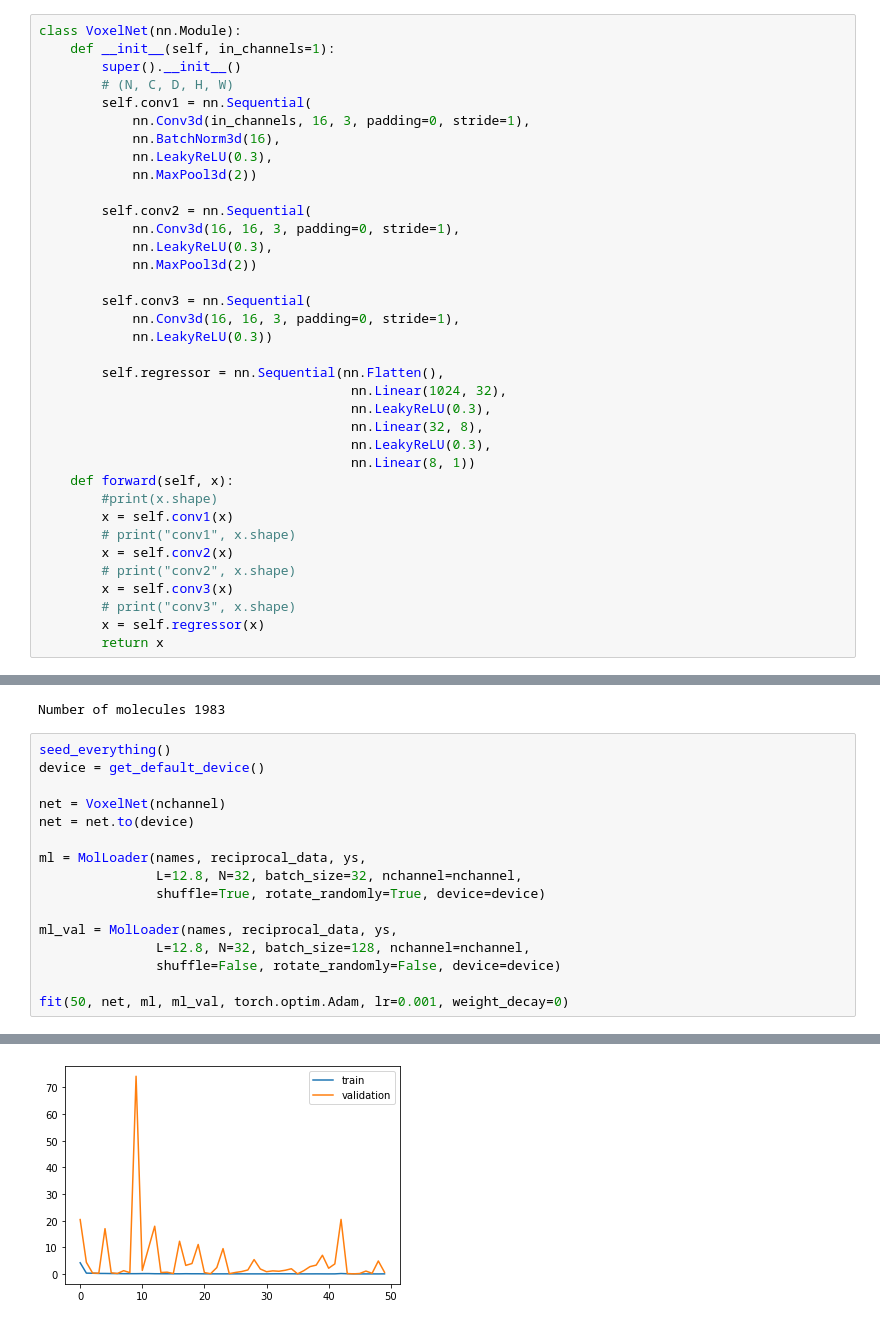
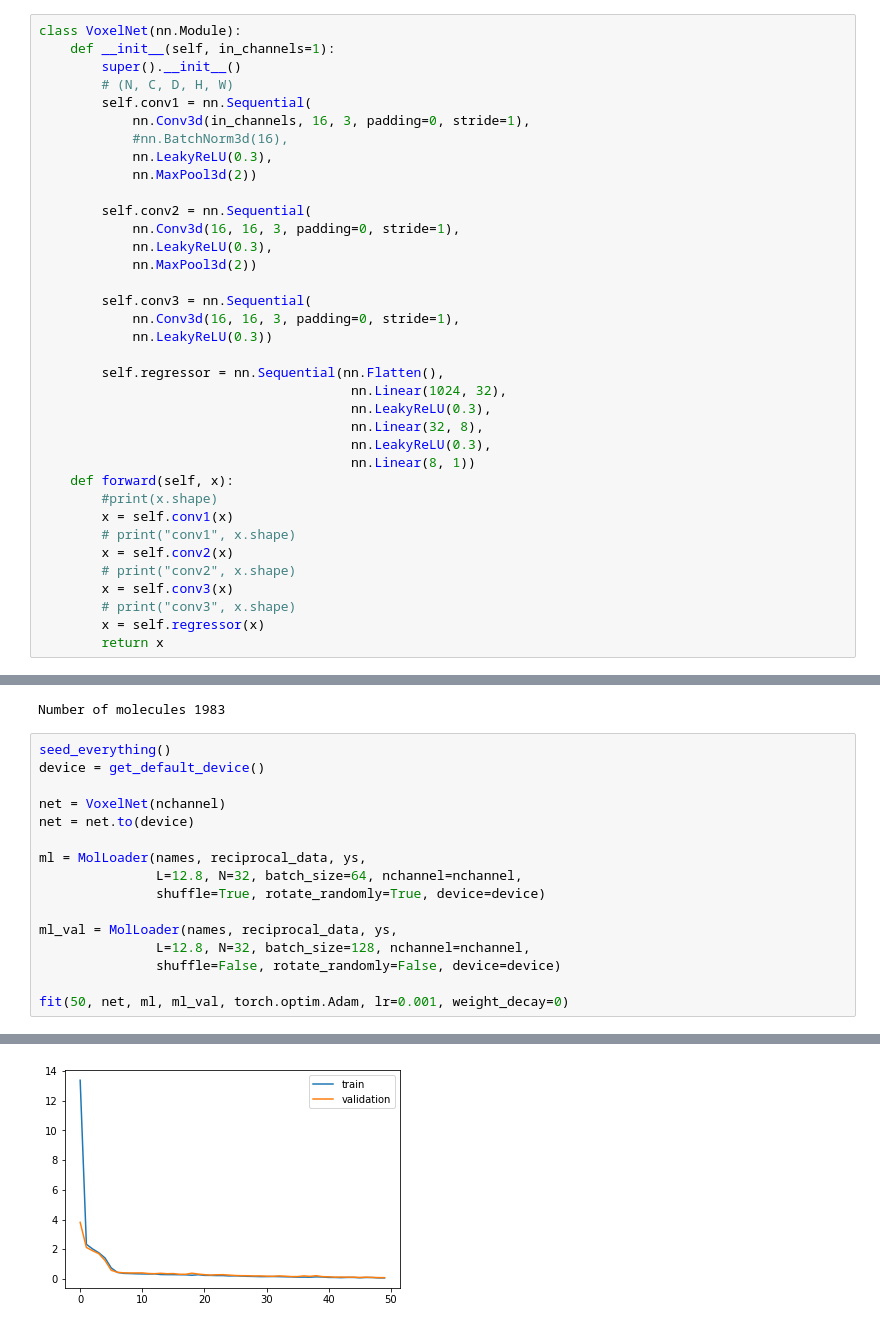
Before and after one commit to markus7800/VoxelNet, a Jupyter notebook: FirstCNN.ipynb, the cells around one changed output, grey strips where cells are left out. Cells and saved outputs as stored; diff of their text form.

Commit message:
nice results without batchnorm

```diff
--- a/FirstCNN.ipynb
+++ b/FirstCNN.ipynb
@@ -267,7 +273,7 @@ class VoxelNet(nn.Module):
         # (N, C, D, H, W)
         self.conv1 = nn.Sequential(
             nn.Conv3d(in_channels, 16, 3, padding=0, stride=1),
-            nn.BatchNorm3d(16),
+            #nn.BatchNorm3d(16),
             nn.LeakyReLU(0.3),
             nn.MaxPool3d(2))
 
@@ -590,7 +553,7 @@ net = VoxelNet(nchannel)
 net = net.to(device)
 
 ml = MolLoader(names, reciprocal_data, ys,
-               L=12.8, N=32, batch_size=32, nchannel=nchannel,
+               L=12.8, N=32, batch_size=64, nchannel=nchannel,
                shuffle=True, rotate_randomly=True, device=device)
 
 ml_val = MolLoader(names, reciprocal_data, ys,
@@ -619,4 +582,4 @@ Finished in 2692.4016s.
-[figure, old version]
+[figure, new version]
 # %%
 ml_pred = MolLoader(names, reciprocal_data, ys,
                    L=12.8, N=32, batch_size=128, nchannel=nchannel,
```
Also changed, not shown: parts of 19 cells of this notebook.
